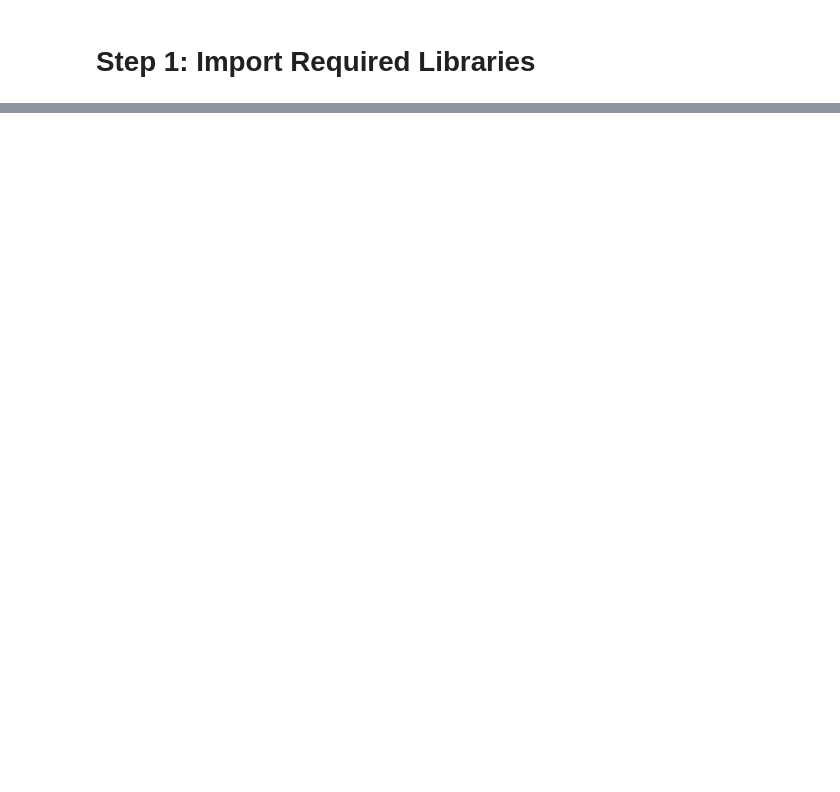
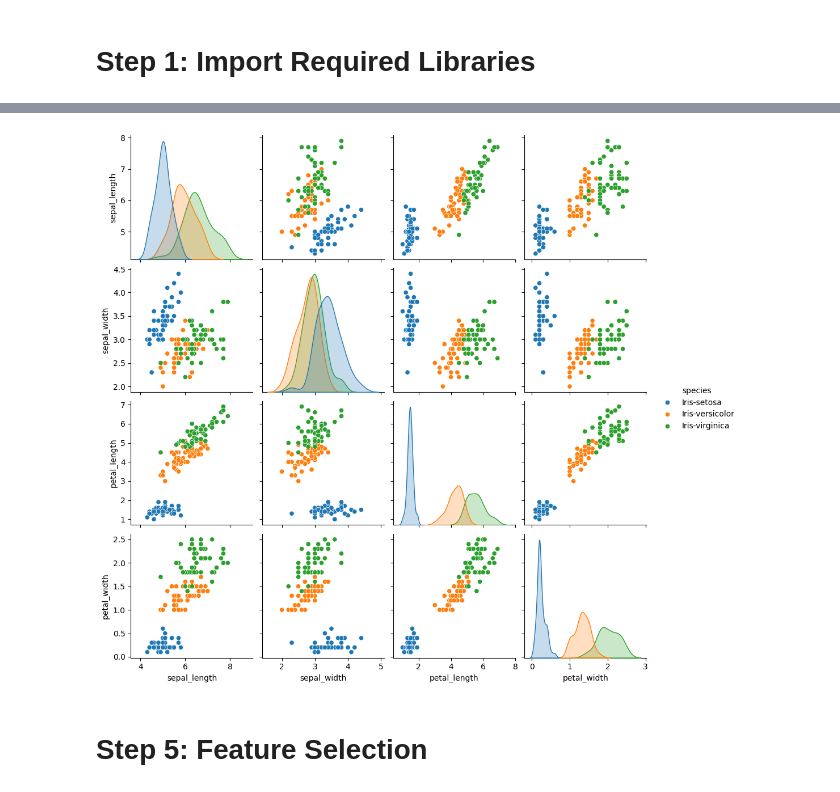
Before and after one commit to rahul4bisht/Iris_Classification, a Jupyter notebook: Task1_Iris_Classification.ipynb, the cells around one changed output, grey strips where cells are left out. Drawn from its saved outputs; the diff is of its cells as text; code cells hidden in the pictures; blank space fills up the shorter version.

```diff
--- a/Task1_Iris_Classification.ipynb
+++ b/Task1_Iris_Classification.ipynb
@@ -283,0 +145,12 @@ The model achieved high accuracy and successfully classified Iris flower species
+# %%
+# Create a pair plot to visualize relationships between features
+sns.pairplot(
+    data=df,
+    hue="species"
+)
+
+plt.show()
+# %% [output]
+[figure, added]
+# %% [markdown]
+# Step 5: Feature Selection
```
Also changed, not shown: parts of 73 cells of this notebook.
